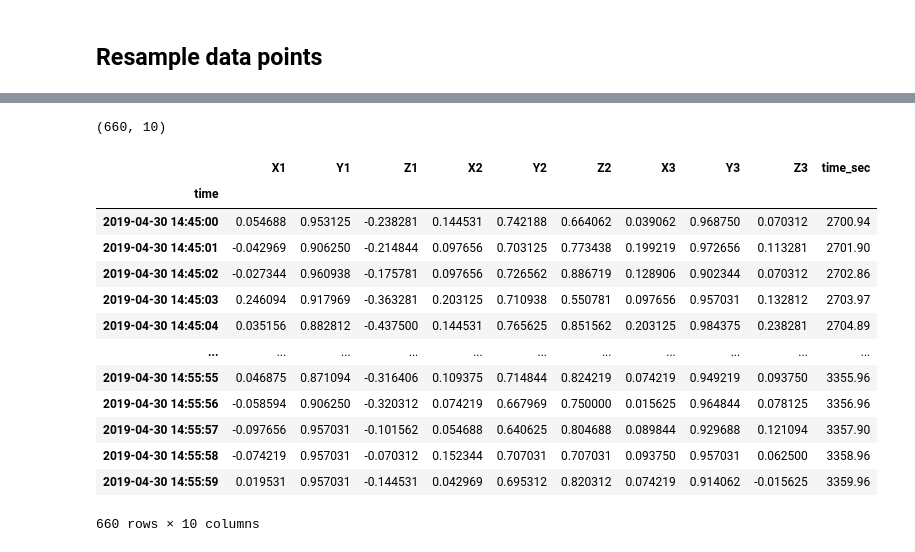
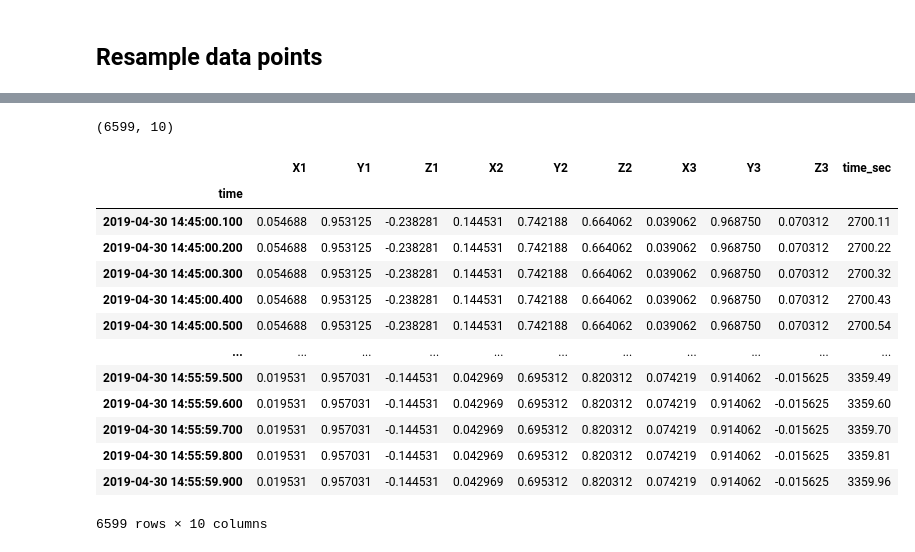
Before and after one commit to earthinversion/earthinversion-images, a Jupyter notebook: images/irregular_sparse_dataset/similarity_test_v1.ipynb, the cells around one changed output, grey strips where cells are left out. Saved outputs shown, nothing was run; the diff lists cells and outputs as text; code cells hidden in the pictures.

```diff
--- a/images/irregular_sparse_dataset/similarity_test_v1.ipynb
+++ b/images/irregular_sparse_dataset/similarity_test_v1.ipynb
@@ -158,20 +158,20 @@ df
 # %%
-dfnew = df.resample("1s").last().interpolate(method="nearest")
+dfnew = df.resample("100l").last().interpolate(method="nearest")
 print(dfnew.shape)
 dfnew
 # %% [output]
-(660, 10)
+(6599, 10)
 |  | X1 | Y1 | Z1 | X2 | Y2 | Z2 | X3 | Y3 | Z3 | time_sec |
 | time |  |  |  |  |  |  |  |  |  |  |
-| 2019-04-30 14:45:00 | 0.054688 | 0.953125 | -0.238281 | 0.144531 | 0.742188 | 0.664062 | 0.039062 | 0.968750 | 0.070312 | 2700.94 |
-| 2019-04-30 14:45:01 | -0.042969 | 0.906250 | -0.214844 | 0.097656 | 0.703125 | 0.773438 | 0.199219 | 0.972656 | 0.113281 | 2701.90 |
-| 2019-04-30 14:45:02 | -0.027344 | 0.960938 | -0.175781 | 0.097656 | 0.726562 | 0.886719 | 0.128906 | 0.902344 | 0.070312 | 2702.86 |
-| 2019-04-30 14:45:03 | 0.246094 | 0.917969 | -0.363281 | 0.203125 | 0.710938 | 0.550781 | 0.097656 | 0.957031 | 0.132812 | 2703.97 |
-| 2019-04-30 14:45:04 | 0.035156 | 0.882812 | -0.437500 | 0.144531 | 0.765625 | 0.851562 | 0.203125 | 0.984375 | 0.238281 | 2704.89 |
+| 2019-04-30 14:45:00.100 | 0.054688 | 0.953125 | -0.238281 | 0.144531 | 0.742188 | 0.664062 | 0.039062 | 0.968750 | 0.070312 | 2700.11 |
+| 2019-04-30 14:45:00.200 | 0.054688 | 0.953125 | -0.238281 | 0.144531 | 0.742188 | 0.664062 | 0.039062 | 0.968750 | 0.070312 | 2700.22 |
+| 2019-04-30 14:45:00.300 | 0.054688 | 0.953125 | -0.238281 | 0.144531 | 0.742188 | 0.664062 | 0.039062 | 0.968750 | 0.070312 | 2700.32 |
+| 2019-04-30 14:45:00.400 | 0.054688 | 0.953125 | -0.238281 | 0.144531 | 0.742188 | 0.664062 | 0.039062 | 0.968750 | 0.070312 | 2700.43 |
+| 2019-04-30 14:45:00.500 | 0.054688 | 0.953125 | -0.238281 | 0.144531 | 0.742188 | 0.664062 | 0.039062 | 0.968750 | 0.070312 | 2700.54 |
 | ... | ... | ... | ... | ... | ... | ... | ... | ... | ... | ... |
-| 2019-04-30 14:55:55 | 0.046875 | 0.871094 | -0.316406 | 0.109375 | 0.714844 | 0.824219 | 0.074219 | 0.949219 | 0.093750 | 3355.96 |
-| 2019-04-30 14:55:56 | -0.058594 | 0.906250 | -0.320312 | 0.074219 | 0.667969 | 0.750000 | 0.015625 | 0.964844 | 0.078125 | 3356.96 |
-| 2019-04-30 14:55:57 | -0.097656 | 0.957031 | -0.101562 | 0.054688 | 0.640625 | 0.804688 | 0.089844 | 0.929688 | 0.121094 | 3357.90 |
-| 2019-04-30 14:55:58 | -0.074219 | 0.957031 | -0.070312 | 0.152344 | 0.707031 | 0.707031 | 0.093750 | 0.957031 | 0.062500 | 3358.96 |
-| 2019-04-30 14:55:59 | 0.019531 | 0.957031 | -0.144531 | 0.042969 | 0.695312 | 0.820312 | 0.074219 | 0.914062 | -0.015625 | 3359.96 |
+| 2019-04-30 14:55:59.500 | 0.019531 | 0.957031 | -0.144531 | 0.042969 | 0.695312 | 0.820312 | 0.074219 | 0.914062 | -0.015625 | 3359.49 |
+| 2019-04-30 14:55:59.600 | 0.019531 | 0.957031 | -0.144531 | 0.042969 | 0.695312 | 0.820312 | 0.074219 | 0.914062 | -0.015625 | 3359.60 |
+| 2019-04-30 14:55:59.700 | 0.019531 | 0.957031 | -0.144531 | 0.042969 | 0.695312 | 0.820312 | 0.074219 | 0.914062 | -0.015625 | 3359.70 |
+| 2019-04-30 14:55:59.800 | 0.019531 | 0.957031 | -0.144531 | 0.042969 | 0.695312 | 0.820312 | 0.074219 | 0.914062 | -0.015625 | 3359.81 |
+| 2019-04-30 14:55:59.900 | 0.019531 | 0.957031 | -0.144531 | 0.042969 | 0.695312 | 0.820312 | 0.074219 | 0.914062 | -0.015625 | 3359.96 |
-660 rows × 10 columns
+6599 rows × 10 columns
```
Also changed, not shown: parts of 7 cells of this notebook, 2 other files.
